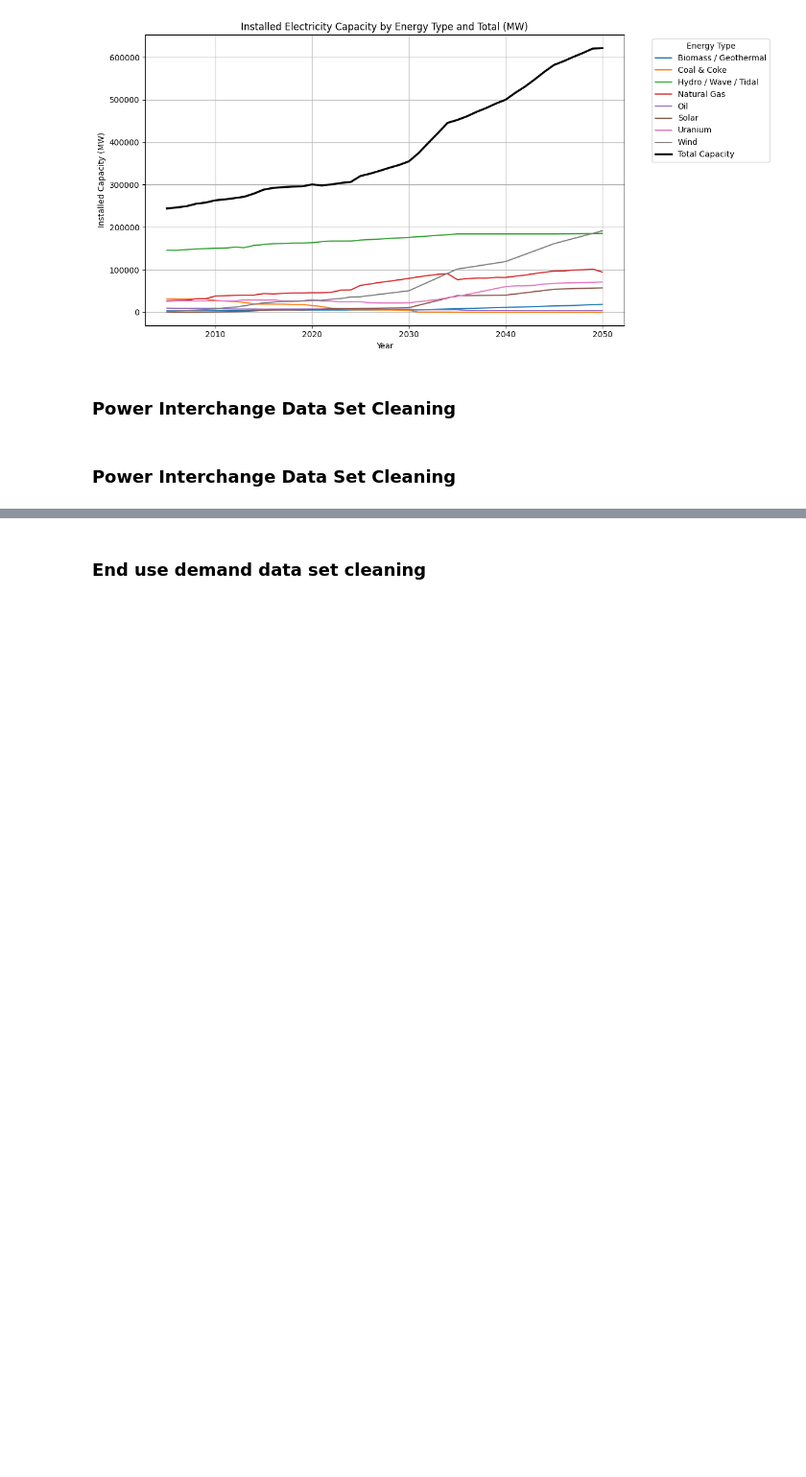
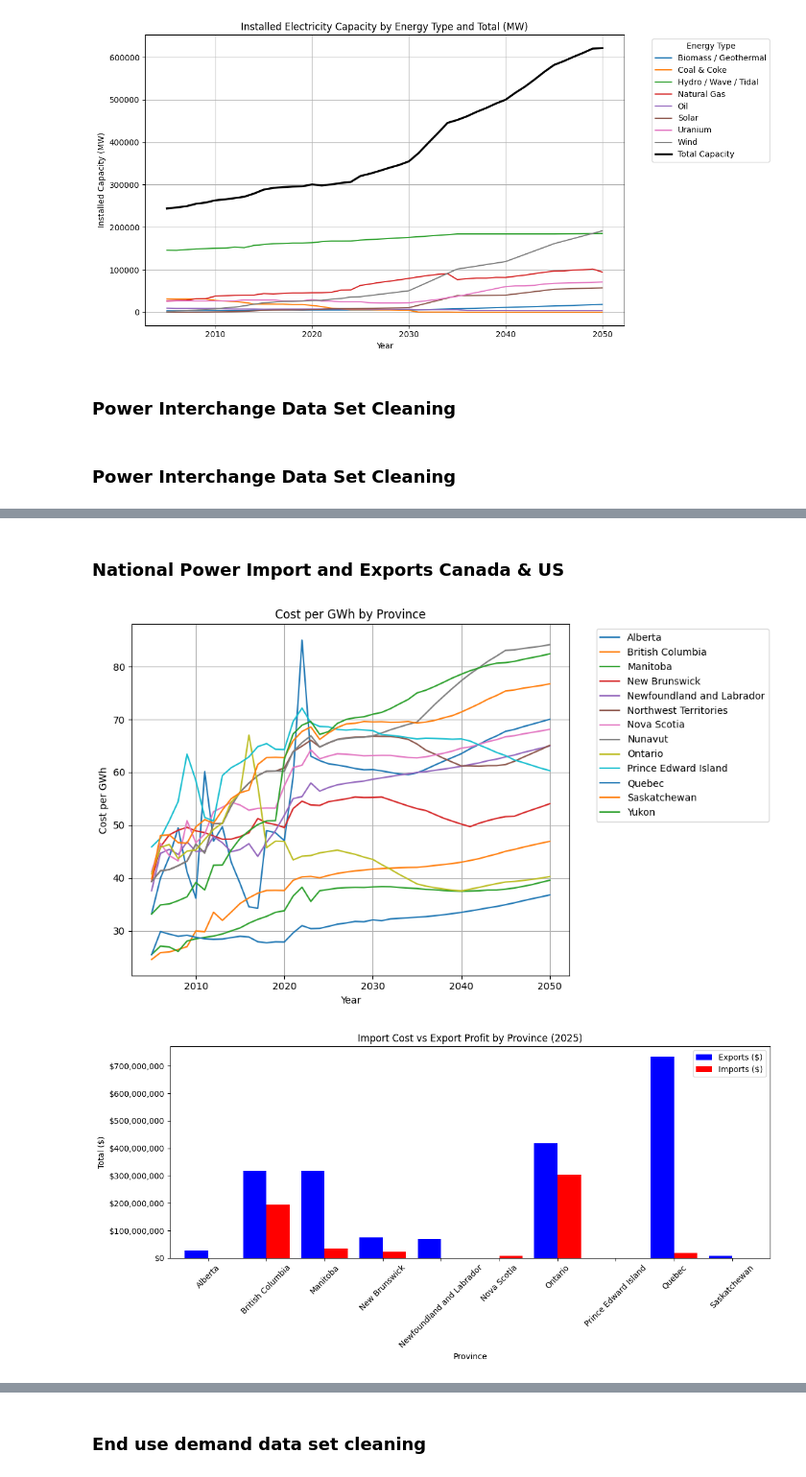
Before and after one commit to wross9959/Canada_Energy_Project, a Jupyter notebook: notebooks/energy_analysis.ipynb, the cells around one changed output, grey strips where cells are left out. Shown at 96% size. Cells and saved outputs as stored; diff of their text form; code cells hidden in the pictures; blank space fills up the shorter version.

```diff
--- a/notebooks/energy_analysis.ipynb
+++ b/notebooks/energy_analysis.ipynb
@@ -331,0 +396,73 @@ interchange_clean
+# %% [markdown]
+### National Power Import and Exports Canada & US
+# %%
+def get_total_national_imports(df, year=2025):
+
+    total_imports = df[df["Year"] == year].copy()
+    total_imports = total_imports[total_imports["Energy_Type"] == "Imports"]
+    total_imports = total_imports.groupby("Province", as_index=False).agg({"GWh": "sum"})
+    total_imports = total_imports.rename(columns={"GWh": "Total_Imports"})
+    return total_imports
+
+def get_total_national_exports(df, year=2025):
+
+    total_exports = df[df["Year"] == year].copy()
+    total_exports = total_exports[total_exports["Energy_Type"] == "Exports"]
+    total_exports = total_exports.groupby("Province", as_index=False).agg({"GWh": "sum"})
+    total_exports = total_exports.rename(columns={"GWh": "Total_Exports"})
+    return total_exports
+
+# National stuff
+national_exports = get_total_national_exports(interchange_clean, year=year_filter)
+national_imports = get_total_national_imports(interchange_clean, year=year_filter)
+national_import_export = pd.merge(national_exports, national_imports, on="Province", how="outer")
+
+
+
+def get_Price_by_Province(df_prices, year=year_filter):
+    total_dollars = df_prices[df_prices["Energy_Type"] == "Electricity"].copy()
+    return total_dollars
+
+province_energy_prices = get_Price_by_Province(prices_clean, year=year_filter)
+pivot = province_energy_prices.pivot(index="Year", columns="Province", values="GWh")
+pivot.plot(kind="line", grid=True, figsize=(10, 6), title="Cost per GWh by Province", linewidth=1.5)
+plt.legend(bbox_to_anchor=(1.05, 1), loc="upper left")
+plt.xlabel("Year")
+plt.ylabel("Cost per GWh")
+plt.tight_layout()
+plt.show()
+
+
+
+
+exports_total_profit = get_prices(prices_clean, national_import_export, filter_import_export="Total_Exports", year=year_filter)
+imports_total_cost = get_prices(prices_clean, national_import_export, filter_import_export="Total_Imports", year=year_filter)
+
+
+combined_trade = pd.merge(
+    exports_total_profit.rename(columns={"Total_Profit": "Exports ($)"}),
+    imports_total_cost.rename(columns={"Total_Profit": "Imports ($)"}),
+    on="Province",
+    how="outer"
+).fillna(0)
+
+# Optional: Remove "Canada" if it's just a summary row
+combined_trade = combined_trade[combined_trade["Province"] != "Canada"]
+
+ax = combined_trade.plot(
+    x="Province",
+    kind="bar",
+    figsize=(12, 6),
+    color=["blue", "red"],
+    width=0.8,
+    title="Import Cost vs Export Profit by Province (2025)"
+)
+
+plt.ylabel("Total ($)")
+ax.yaxis.set_major_formatter(ticker.StrMethodFormatter('${x:,.0f}'))
+plt.xticks(rotation=45)
+plt.tight_layout()
+plt.show()
+# %% [output]
+[figure, added]
+[figure, added]
```
Also changed, not shown: parts of 10 cells of this notebook, 1 other file.
